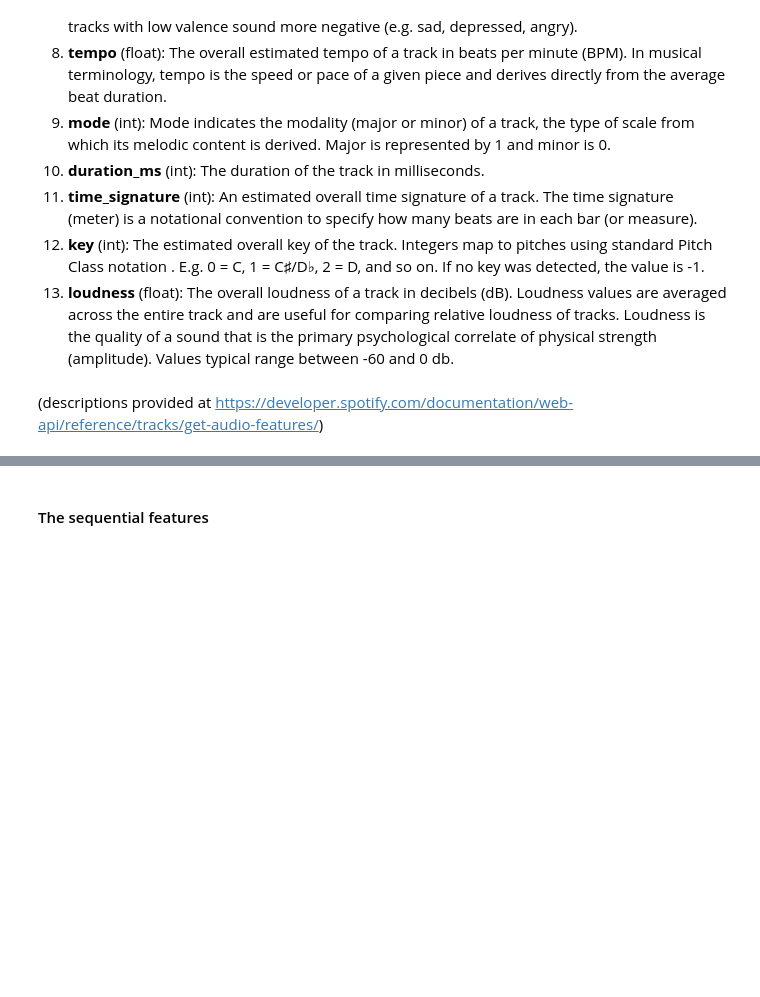
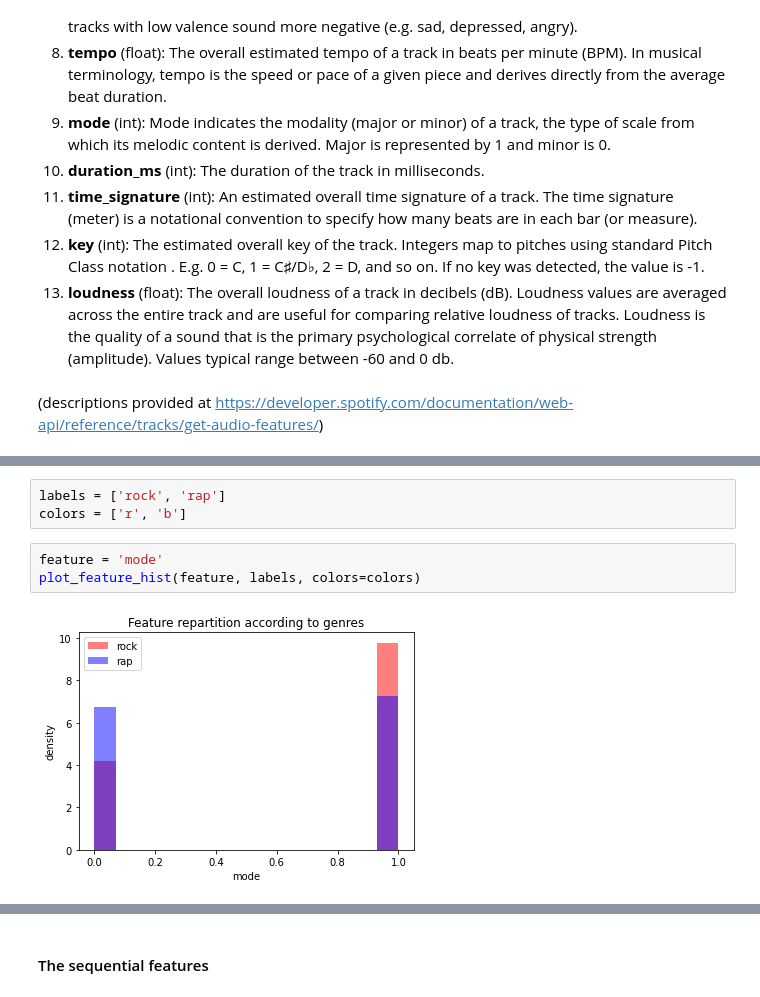
Before and after one commit to Egiob/spotify_genre_challenge, a Jupyter notebook: starting_kit.ipynb, the cells around one changed output, grey strips where cells are left out. Saved outputs shown, nothing was run; the diff lists cells and outputs as text; blank space fills up the shorter version.

```diff
--- a/starting_kit.ipynb
+++ b/starting_kit.ipynb
@@ -102,0 +153,8 @@ We have 13 static features provided by Spotify `audio_features`:
+# %%
+labels = ['rock', 'rap']
+colors = ['r', 'b']
+# %%
+feature = 'mode'
+plot_feature_hist(feature, labels, colors=colors)
+# %% [output]
+[figure, added]
```
Also changed, not shown: parts of 14 cells of this notebook.
